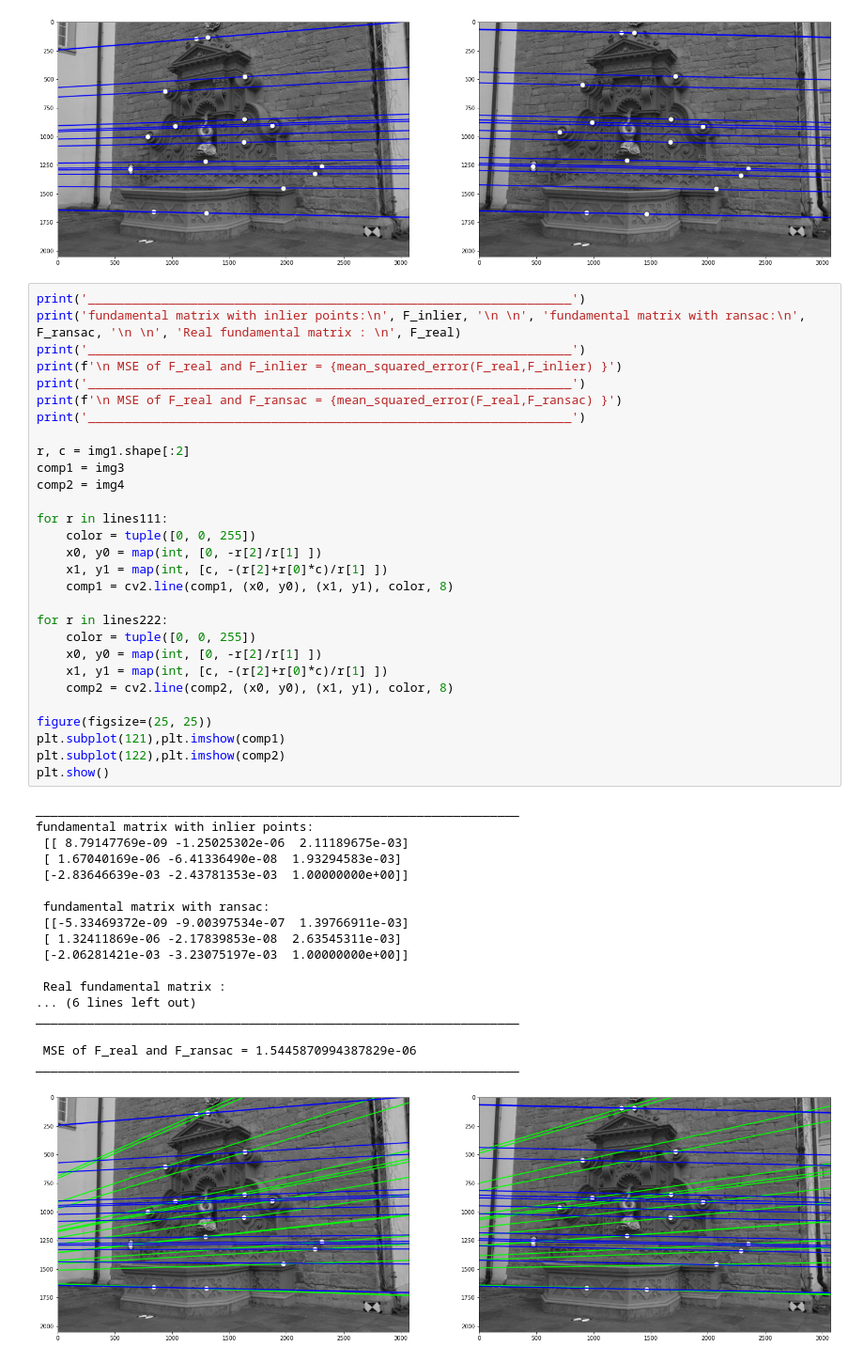
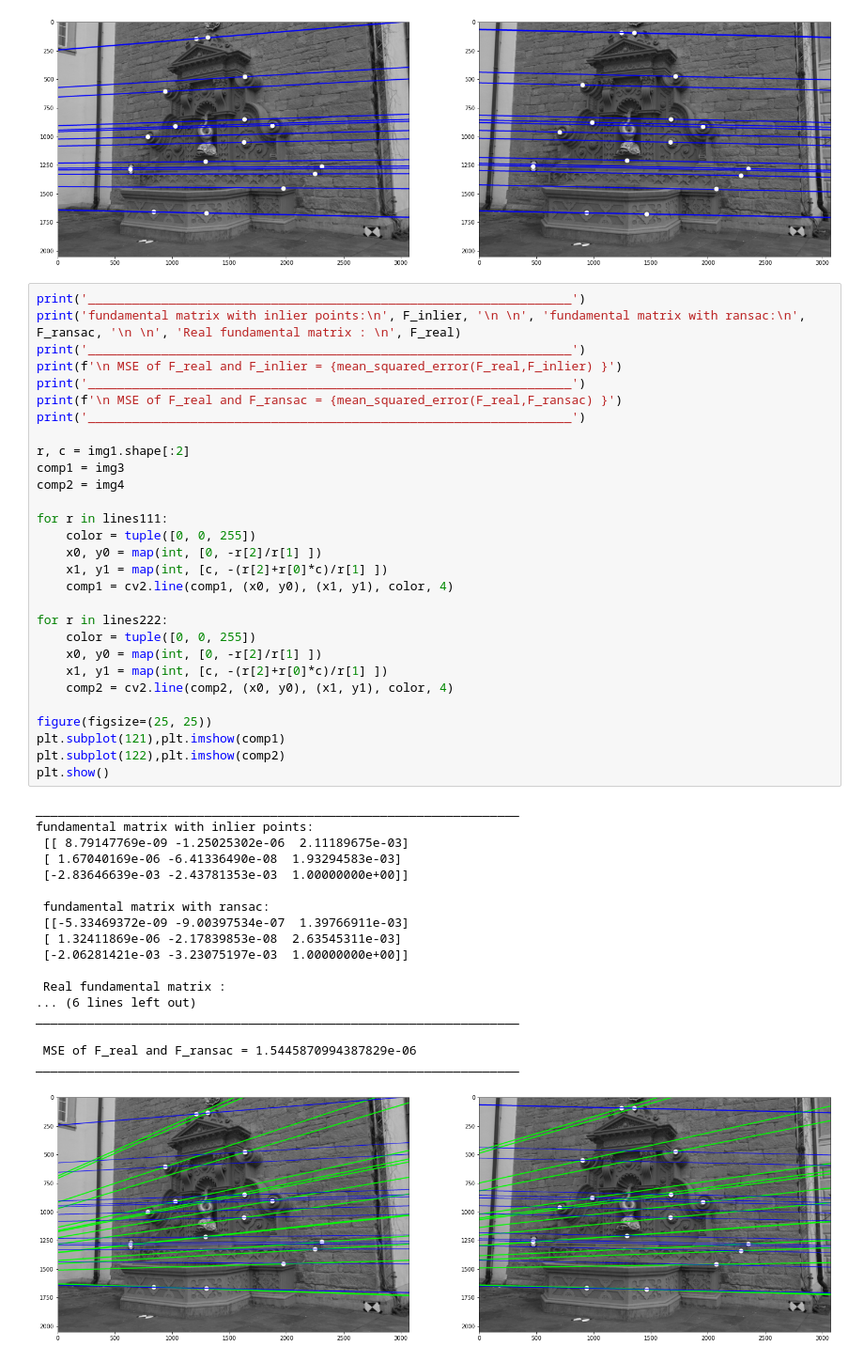
Before and after one commit to AmirMansurian/Epipolar-Geometry, a Jupyter notebook: Ransac.ipynb, the cells around one changed output. Shown at 94% size. Cells and saved outputs as stored; diff of their text form.

```diff
--- a/Ransac.ipynb
+++ b/Ransac.ipynb
@@ -141,34 +141,34 @@ for r in lines111:
     color = tuple([0, 0, 255])
     x0, y0 = map(int, [0, -r[2]/r[1] ])
     x1, y1 = map(int, [c, -(r[2]+r[0]*c)/r[1] ])
-    comp1 = cv2.line(comp1, (x0, y0), (x1, y1), color, 8)
+    comp1 = cv2.line(comp1, (x0, y0), (x1, y1), color, 4)
 
 for r in lines222:
     color = tuple([0, 0, 255])
     x0, y0 = map(int, [0, -r[2]/r[1] ])
     x1, y1 = map(int, [c, -(r[2]+r[0]*c)/r[1] ])
-    comp2 = cv2.line(comp2, (x0, y0), (x1, y1), color, 8)
+    comp2 = cv2.line(comp2, (x0, y0), (x1, y1), color, 4)
 
 figure(figsize=(25, 25))
 plt.subplot(121),plt.imshow(comp1)
 plt.subplot(122),plt.imshow(comp2)
 plt.show()
 # %% [output]
 __________________________________________________________________
 fundamental matrix with inlier points:
  [[ 8.79147769e-09 -1.25025302e-06  2.11189675e-03]
  [ 1.67040169e-06 -6.41336490e-08  1.93294583e-03]
  [-2.83646639e-03 -2.43781353e-03  1.00000000e+00]]
 
  fundamental matrix with ransac:
  [[-5.33469372e-09 -9.00397534e-07  1.39766911e-03]
  [ 1.32411869e-06 -2.17839853e-08  2.63545311e-03]
  [-2.06281421e-03 -3.23075197e-03  1.00000000e+00]]
 
  Real fundamental matrix :
 ... (6 lines left out)
 __________________________________________________________________
 
  MSE of F_real and F_ransac = 1.5445870994387829e-06
 __________________________________________________________________
-[figure, old version]
+[figure, new version]
```
Also changed, not shown: parts of 1 cell of this notebook.
